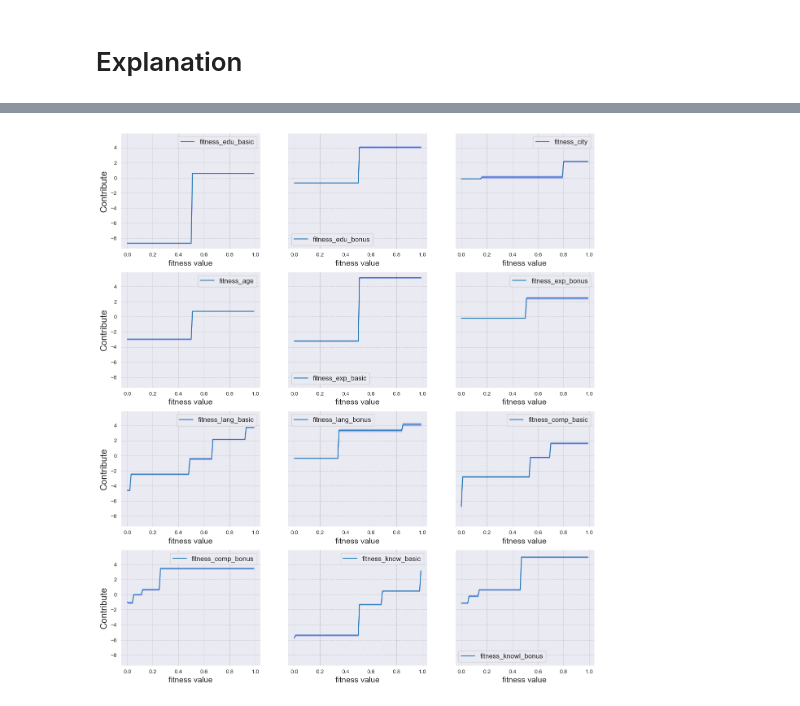
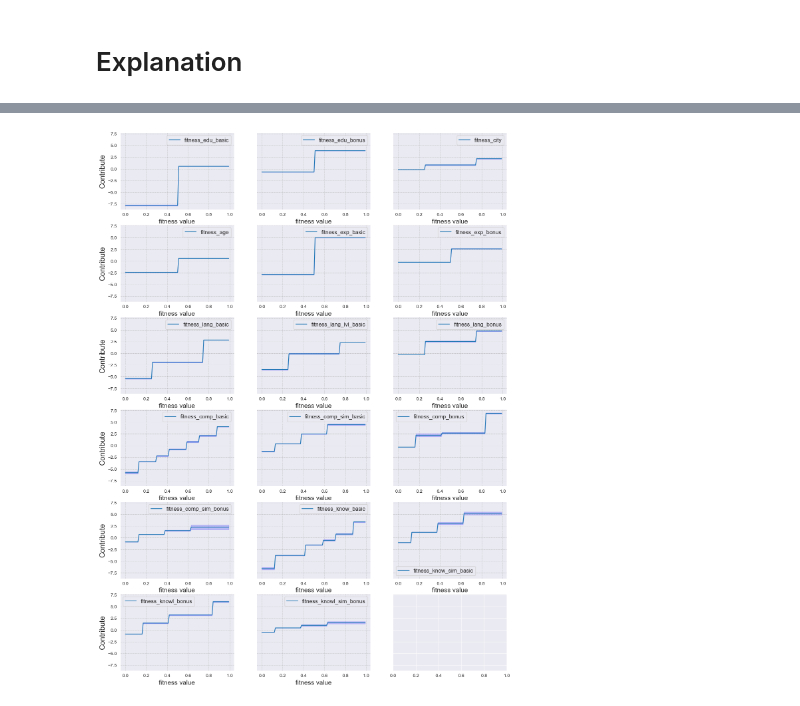
Before and after one commit to jacons/Interpretable-by-design-Human-Recommender, a Jupyter notebook: Models/GlassBox/ebm/EBMRegressor.ipynb, the cells around one changed output, grey strips where cells are left out. Saved outputs shown, nothing was run; the diff lists cells and outputs as text; code cells hidden in the pictures.

Commit message:
change fitness functions for better interpretability

```diff
--- a/Models/GlassBox/ebm/EBMRegressor.ipynb
+++ b/Models/GlassBox/ebm/EBMRegressor.ipynb
@@ -90,13 +72,14 @@ list_ = gs.show_piecewise_functions(best_model)
+# %%
+lists_ = EBMExplanator("./saved_models/EBMReg").show_piecewise_functions()
 # %%
-f, axs = plt.subplots(ncols=3,nrows=4,figsize=(15,17),sharey=True)
-for i, feature in enumerate(best_model.feature_names):
-
-    sns.lineplot(x="x",y="y",data=list_[i], label=feature, ax=axs[int(i/3)][i%3])
-    axs[int(i/3)][i%3].fill_between(list_[i]['x'], list_[i]['lower'], list_[i]['upper'], color='#4B4BFF', alpha=0.3)
+f, axs = plt.subplots(ncols=3,nrows=6,figsize=(15, 21),sharey=True)
+for i, (name,fun) in enumerate(lists_):
+    sns.lineplot(x="x",y="y",data=fun, label=name, ax=axs[int(i/3)][i%3])
+    axs[int(i/3)][i%3].fill_between(fun['x'], fun['lower'], fun['upper'], color='#4B4BFF', alpha=0.3)
     axs[int(i/3)][i%3].grid(color='grey', linestyle='-.', linewidth=0.5, alpha=0.5)
     axs[int(i/3)][i%3].set_xlabel("fitness value", fontsize=14)
     axs[int(i/3)][i%3].set_ylabel("Contribute", fontsize=16)
     axs[int(i/3)][i%3].legend(fontsize=12)
 plt.show()
 # %% [output]
-[figure, old version]
+[figure, new version]
```
Also changed, not shown: parts of 9 cells of this notebook, 31 other files.
